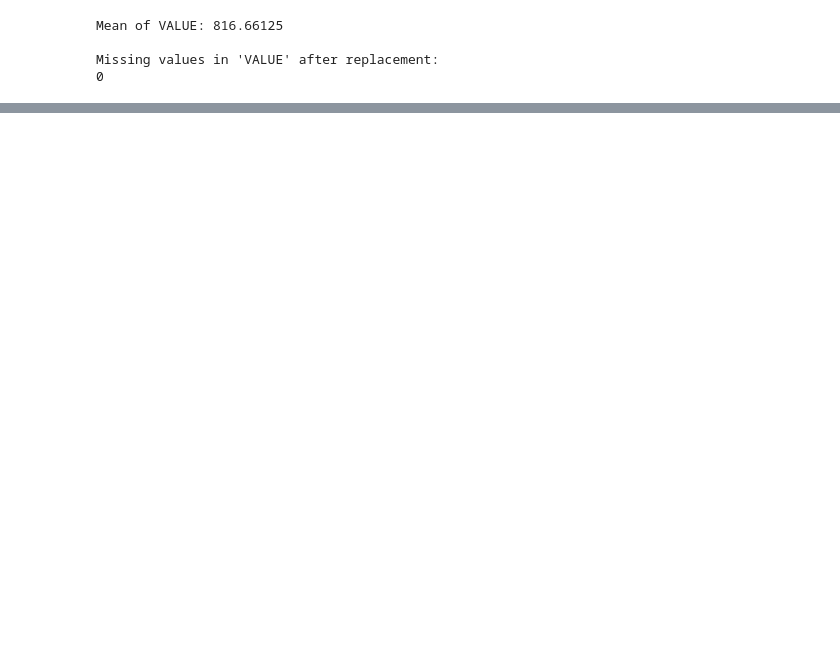
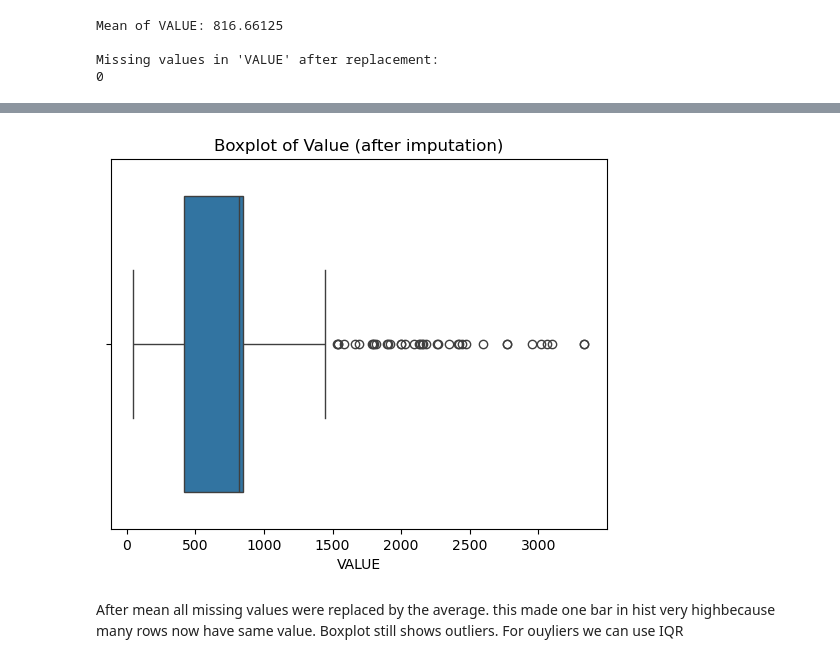
Before and after one commit to sba25225-ai/L9Cert_overseasTrips, a Jupyter notebook: Overseas_Trip_Ireland.ipynb, the cells around one changed output, grey strips where cells are left out. Saved outputs shown, nothing was run; the diff lists cells and outputs as text; code cells hidden in the pictures; blank space fills up the shorter version.

```diff
--- a/Overseas_Trip_Ireland.ipynb
+++ b/Overseas_Trip_Ireland.ipynb
@@ -116,0 +134,10 @@ Missing values in 'VALUE' after replacement:
+# %%
+sns.boxplot(x=tm["VALUE"])
+plt.title("Boxplot of Value (after imputation)")
+plt.xlabel("VALUE")
+plt.show()
+# %% [output]
+[figure, added]
+# %% [markdown]
+After mean all missing values were replaced by the average.
+this made one bar in hist very highbecause many rows now have same value. Boxplot still shows outliers. For ouyliers we can use IQR
```
Also changed, not shown: parts of 8 cells of this notebook.
